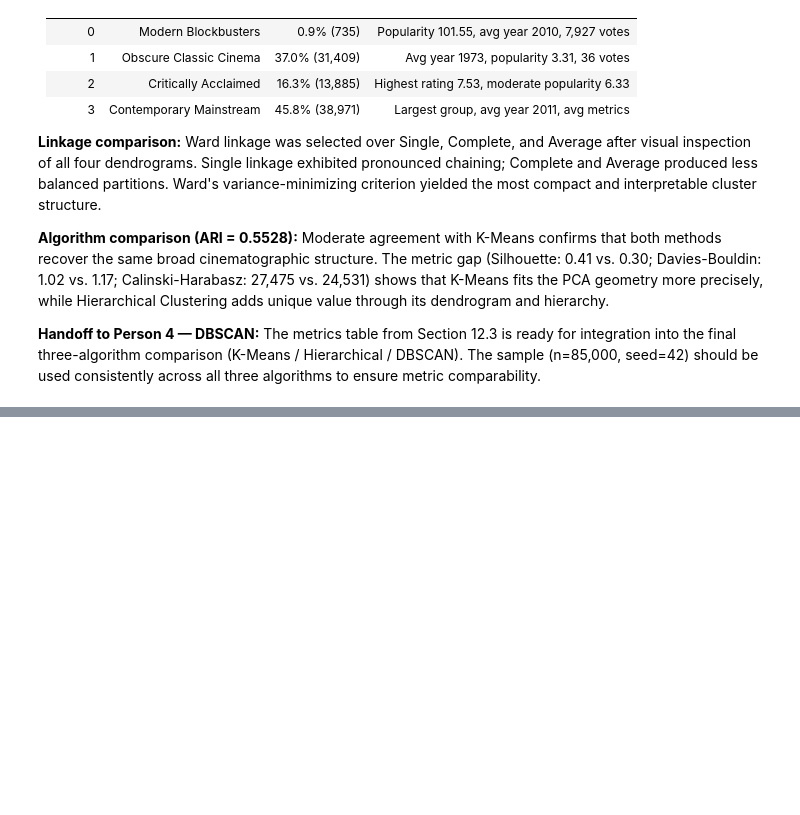
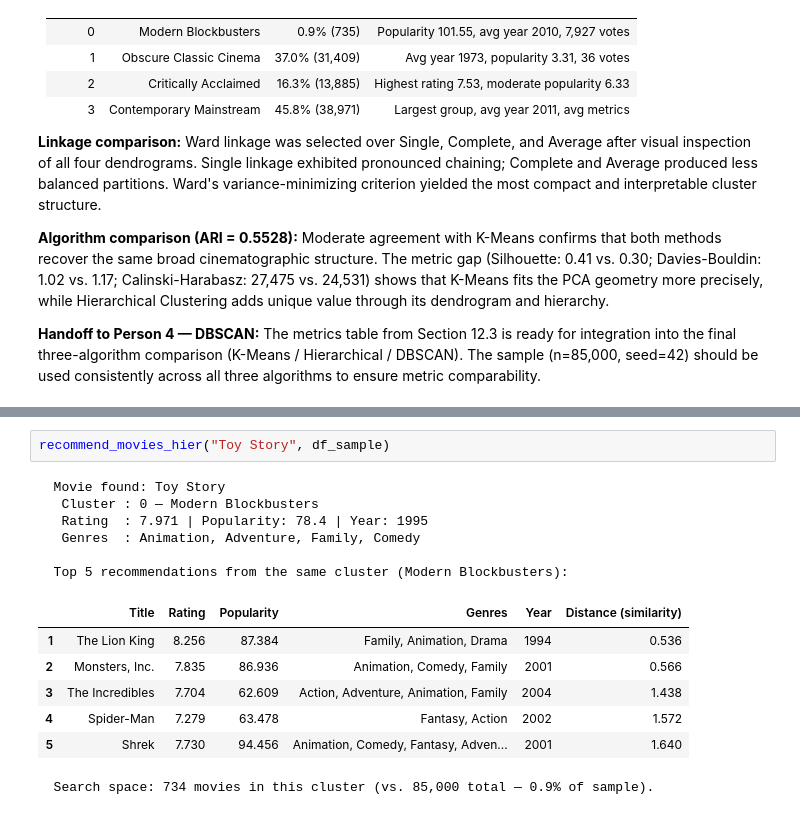
Before and after one commit to nat1600/data-mining-movies, a Jupyter notebook: Hierarchical_Clustering.ipynb, the cells around one changed output, grey strips where cells are left out. Cells and saved outputs as stored; diff of their text form; blank space fills up the shorter version.

```diff
--- a/Hierarchical_Clustering.ipynb
+++ b/Hierarchical_Clustering.ipynb
@@ -769,0 +871,16 @@ to ensure metric comparability.
+# %%
+recommend_movies_hier("Toy Story", df_sample)
+# %% [output]
+  Movie found: Toy Story
+   Cluster : 0 — Modern Blockbusters
+   Rating  : 7.971 | Popularity: 78.4 | Year: 1995
+   Genres  : Animation, Adventure, Family, Comedy
+
+  Top 5 recommendations from the same cluster (Modern Blockbusters):
+|  | Title | Rating | Popularity | Genres | Year | Distance (similarity) |
+| 1 | The Lion King | 8.256 | 87.384 | Family, Animation, Drama | 1994 | 0.536 |
+| 2 | Monsters, Inc. | 7.835 | 86.936 | Animation, Comedy, Family | 2001 | 0.566 |
+| 3 | The Incredibles | 7.704 | 62.609 | Action, Adventure, Animation, Family | 2004 | 1.438 |
+| 4 | Spider-Man | 7.279 | 63.478 | Fantasy, Action | 2002 | 1.572 |
+| 5 | Shrek | 7.730 | 94.456 | Animation, Comedy, Fantasy, Adven... | 2001 | 1.640 |
+  Search space: 734 movies in this cluster (vs. 85,000 total — 0.9% of sample).
```
Also changed, not shown: parts of 6 cells of this notebook.
